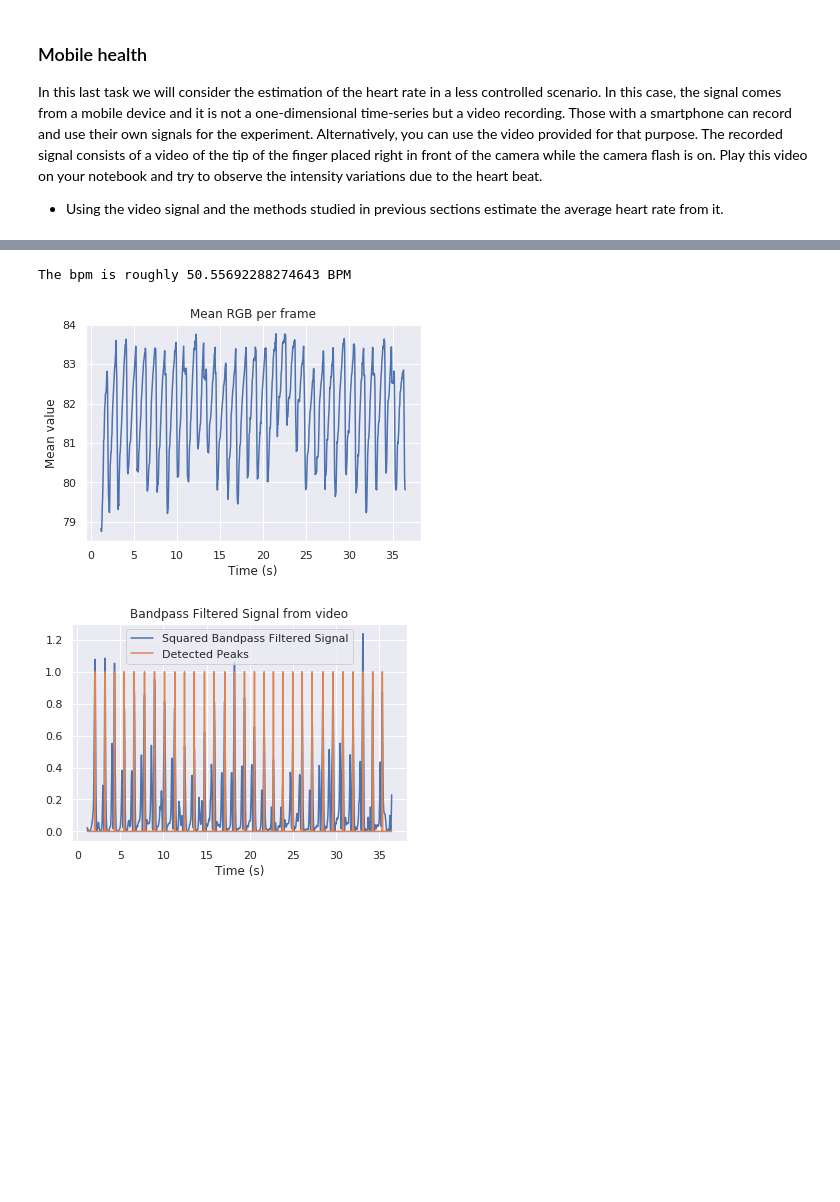
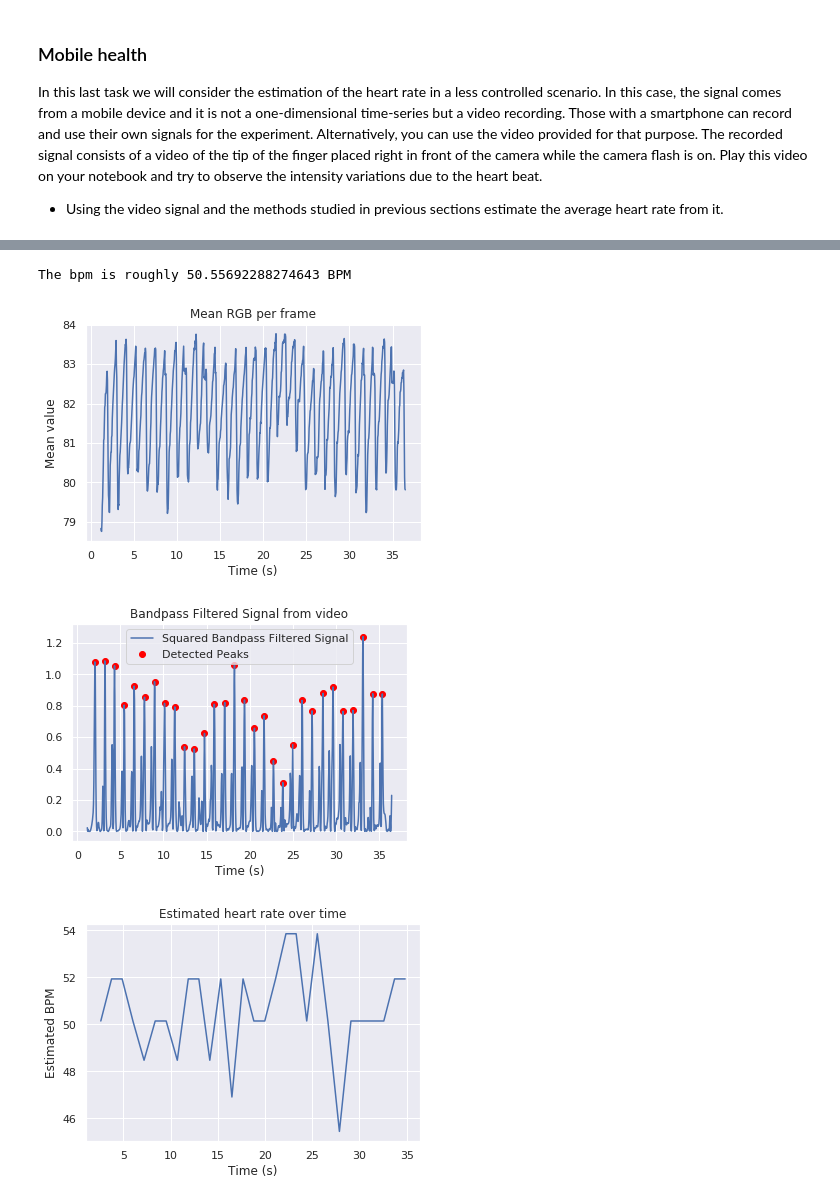
Before and after one commit to gnaprs/DataScience_MarionPang, a Jupyter notebook: Lab 1/lab1_mpangwa1_echang39.ipynb, the cells around one changed output, grey strips where cells are left out. Drawn from its saved outputs; the diff is of its cells as text; code cells hidden in the pictures; blank space fills up the shorter version.

```diff
--- a/Lab 1/lab1_mpangwa1_echang39.ipynb
+++ b/Lab 1/lab1_mpangwa1_echang39.ipynb
@@ -184,12 +183,12 @@ Enter your authorization code:
 Mounted at gdrive/
 # %%
 # load data from Google Drive
-with open('gdrive/My Drive/ecg_mitnst.json','r') as infile:
+with open('gdrive/My Drive/bmdslab/lab-01/ecg_mitnst.json','r') as infile:
     data = json.load(infile)
 
     # print data to see dictionary fields
     # print(data)
-    # print(data.keys())
+  # print(data.keys())
 
 plt.figure()
 plt.plot(data["time"],data["voltage"])
@@ -321,7 +372,7 @@ HTML(data='''<video alt="test" controls>
 import cv2
 
 # create video reader object
-vread = cv2.VideoCapture("gdrive/My Drive/ppg_resized.mp4")
+vread = cv2.VideoCapture("gdrive/My Drive/bmdslab/lab-01/ppg_resized.mp4")
 
 # get number of frames
 nframes = int(vread.get(cv2.CAP_PROP_FRAME_COUNT))
@@ -350,34 +401,47 @@ normAvg = normalize_range(avg[29:])
 tri=signal.triang(16)
 tri=tri/np.sum(tri)
 vLPF=np.convolve(tri,normAvg,mode="same")
 vHPF=normAvg-vLPF
 vbox=np.ones(2)
 vbox=box/np.sum(box)
 vBPF=np.convolve(box,vHPF,mode="same")
 
 plt.figure()
 plt.plot(time,np.square(vBPF))
 plt.title("Bandpass Filtered Signal from video")
 plt.xlabel("Time (s)")
 
 # 5. Peak Detection
 vPeaks = signal.find_peaks(vBPF,0.5)[0]
-vPlotPeaks = np.zeros(len(time))
-vPlotPeaks[vPeaks] = 1
-plt.plot(time,vPlotPeaks)
+
+vPlotPeaks = [ np.square(vBPF)[i] for i in (vPeaks)]
+dvolPeaksTime = [ time[i] for i in (vPeaks)]
+
+plt.scatter(dvolPeaksTime,vPlotPeaks,color="red")
 plt.legend(("Squared Bandpass Filtered Signal","Detected Peaks"))
 
 # find vrn and vrbar
 vPeaks2=vPeaks*(time[-1]/len(time))
 vidrn=[j-i for i, j in zip(vPeaks2[:-1], vPeaks2[1:])]
 vidrbar=np.average(vidrn)
 
 #finding vbpm
 vidbpm=60/vidrbar
+vhr=60/np.array(vidrn)
 
+plt.figure()
+vhrtime = []
+for i in range(0,len(vPeaks2)-1):
+  vhrtime.append((dvolPeaksTime[i]+dvolPeaksTime[i+1])/2)
+
+plt.plot(vhrtime,vhr)
+plt.title("Estimated heart rate over time")
+plt.xlabel("Time (s)")
+plt.ylabel("Estimated BPM")
 print("The bpm is roughly", vidbpm, "BPM")
 # the bpm is roughly 50.5569 BPM
 # %% [output]
 The bpm is roughly 50.55692288274643 BPM
 [figure]
-[figure, old version]
+[figure, new version]
+[figure, added]
```
Also changed, not shown: parts of 7 cells of this notebook, 1 other file.
